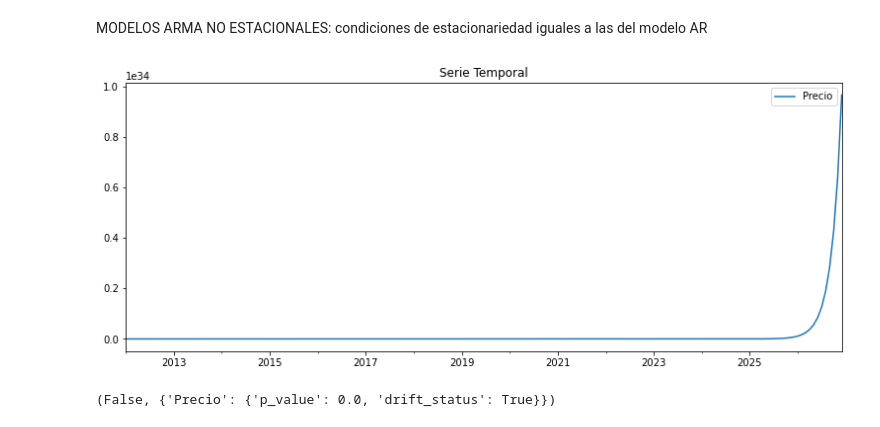
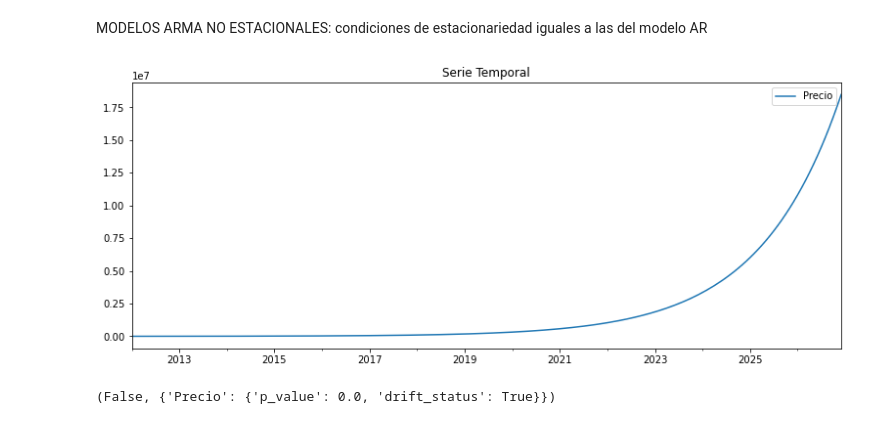
Before and after one commit to davidraamirez/drift-detection_data-augmentation, a Jupyter notebook: validacion/VAL_MODELOS.ipynb, the cells around one changed output. Drawn from its saved outputs; the diff is of its cells as text; code cells hidden in the pictures.

```diff
--- a/validacion/VAL_MODELOS.ipynb
+++ b/validacion/VAL_MODELOS.ipynb
@@ -307,9 +307,9 @@ detect_dataset_drift_ks(df30[:144],df30[144:],threshold_ks)
 # %% [markdown]
 MODELOS ARMA NO ESTACIONALES: condiciones de estacionariedad iguales a las del modelo AR
 # %%
-df31 = crear_df_periodos_ARMA(fecha1,180,'M',['Precio'],150,2.5,0,phi=[1.5],teta=[2.8,1.56]) # no estacionario
+df31 = crear_df_periodos_ARMA(fecha1,180,'M',['Precio'],150,2.5,0,phi=[1.05],teta=[2.8,1.56]) # no estacionario
 # %% [output]
-[figure, old version]
+[figure, new version]
 # %%
 detect_dataset_drift_ks(df31[:144],df31[144:],threshold_ks)
 # %% [output]
```
Also changed, not shown: parts of 114 cells of this notebook.
